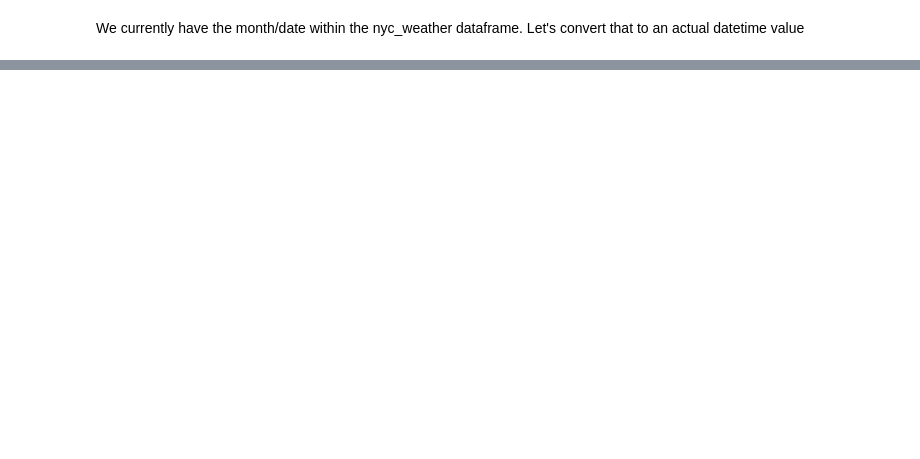
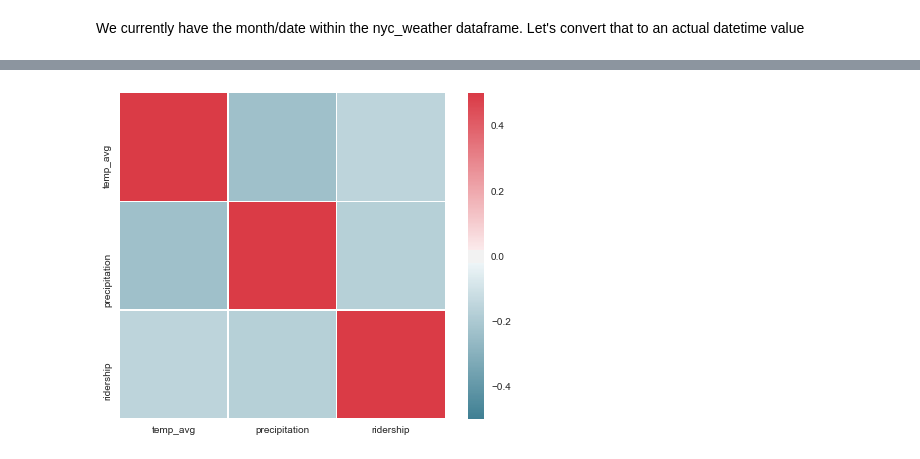
Before and after one commit to mrjgamble/K2DataScience, a Jupyter notebook: Projects/Project 1 - EDA/nyc_mta_weather_eda.ipynb, the cells around one changed output, grey strips where cells are left out. Drawn from its saved outputs; the diff is of its cells as text; code cells hidden in the pictures; blank space fills up the shorter version.

Commit message:
added further data analysis / cleaned up notebooks

```diff
--- a/Projects/Project 1 - EDA/nyc_mta_weather_eda.ipynb
+++ b/Projects/Project 1 - EDA/nyc_mta_weather_eda.ipynb
@@ -45,8 +44,7 @@ nyc_mta_ridership.head()
 ## 2. Import our pleasant day nyc_weather data
 # %%
 # import our weather data
-nyc_weather = pd.read_csv('./data/nyc_weather_pleasant_days.csv')
-nyc_weather.columns=['month_day', 'avg_temp']
+nyc_weather = pd.read_csv('./data/nyc_weather_pleasant_days.csv', index_col=[0,1])
 # %%
 nyc_weather.info()
 # %% [output]
@@ -60,10 +72,9 @@ memory usage: 480.0+ bytes
 # %% [markdown]
 We currently have the month/date within the nyc_weather dataframe.  Let's convert that to an actual datetime value
 # %%
-from dateutil.parser import parse
-
-# let's conver the date into an acutal datetime
+# let's convert the date into an acutal datetime
 nyc_weather['date'] = [parse(date + ' 2016') for date in nyc_weather['month_day']]
+nyc_weather.set_index('date', inplace=True)
 nyc_weather.info()
 # %% [output]
 <class 'pandas.core.frame.DataFrame'>
@@ -116,0 +106,6 @@ Above we have the pleasant days overlayed on the ridership levels.  The dips can
+# %%
+# merge the datasets together
+nyc_mta_weather = pd.merge(nyc_weather, nyc_mta_ridership, left_index=True, right_index=True, how='left')
+
+# select only the columns we need
+nyc_mta_weather = nyc_mta_weather[['temp_avg', 'precipitation', 'ridership', 'month_day']]
@@ -116,0 +122,23 @@ Above we have the pleasant days overlayed on the ridership levels.  The dips can
+# %%
+# let's build a correlation to see if we have any data related
+nyc_mta_weather.dropna(axis=0, how='any', inplace=True)
+
+# drop the 'month_day' column as we don't need it
+c=nyc_mta_weather[['temp_avg', 'precipitation', 'ridership']]
+# %%
+# builder the correlation
+corr = c.corr()
+
+# Set up the matplotlib figure
+f, ax = plt.subplots(figsize=(8, 6))
+
+# Generate a custom diverging colormap
+cmap = sns.diverging_palette(220, 10, as_cmap=True)
+
+# Draw the heatmap
+sns.heatmap(corr, cmap=cmap, vmax=.5, center=0,
+            square=True, linewidths=.5)
+
+plt.show()
+# %% [output]
+[figure, added]
```
Also changed, not shown: parts of 30 cells of this notebook, 20 other files.
